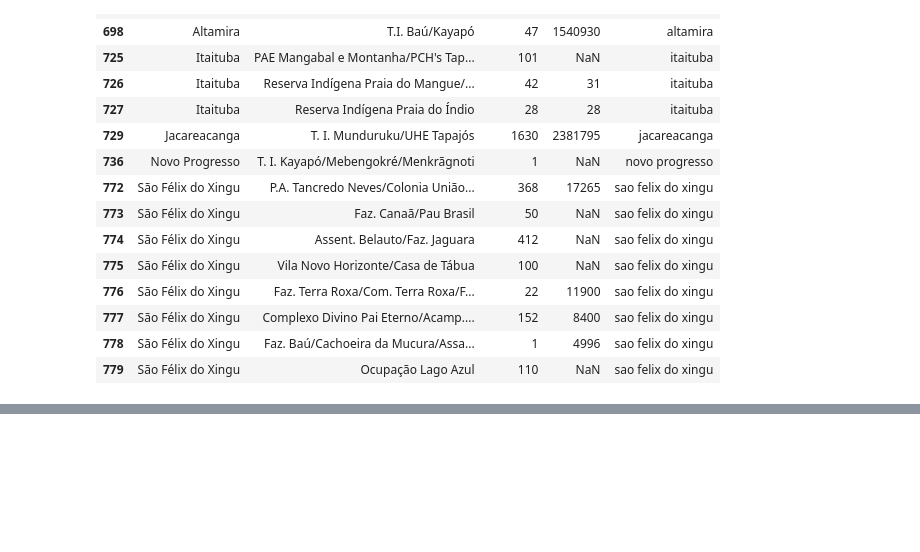
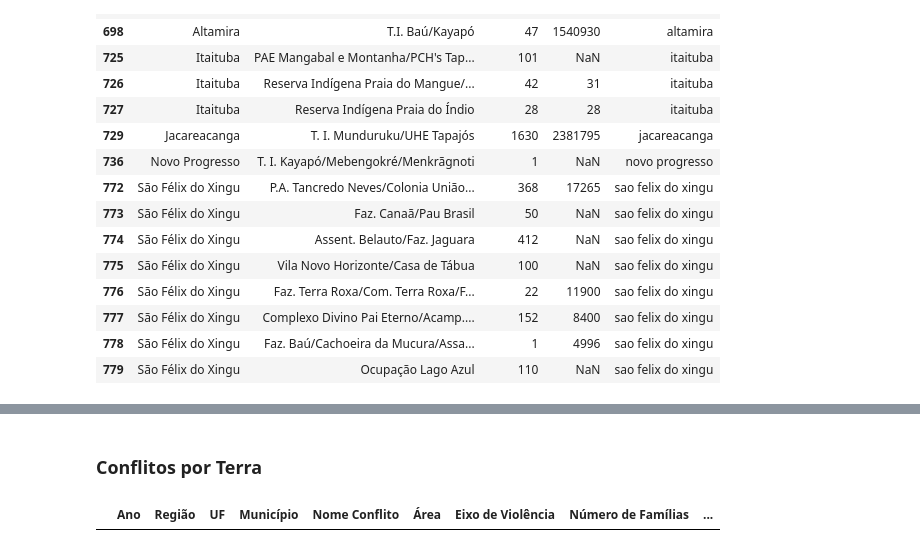
Before and after one commit to JoelFarias/CNUSTREAM, a Jupyter notebook: cpt.ipynb, the cells around one changed output, grey strips where cells are left out. Saved outputs shown, nothing was run; the diff lists cells and outputs as text; code cells hidden in the pictures; blank space fills up the shorter version.

```diff
--- a/cpt.ipynb
+++ b/cpt.ipynb
@@ -273,0 +295,14 @@ areas_conflito_filter
+# %% [markdown]
+### Conflitos por Terra
+# %%
+def separar_estado(mun):
+    return mun.split("(")[0]
+
+conflitos = pd.read_excel("CPT/CPT.xlsx", sheet_name="Conflitos por Terra")
+conflitos["mun"] = conflitos["Município"].apply(separar_estado)
+conflitos["mun"] = conflitos["mun"].str.lower()
+conflitos["mun"] = conflitos["mun"].apply(remover_acentos)
+
+conflitos[conflitos["mun"].isin(muns)]
+# %% [output]
+|  | Ano | Região | UF | Município | Nome Conflito | Área | Eixo de Violência | Número de Famílias | ... |
```
Also changed, not shown: parts of 12 cells of this notebook.
